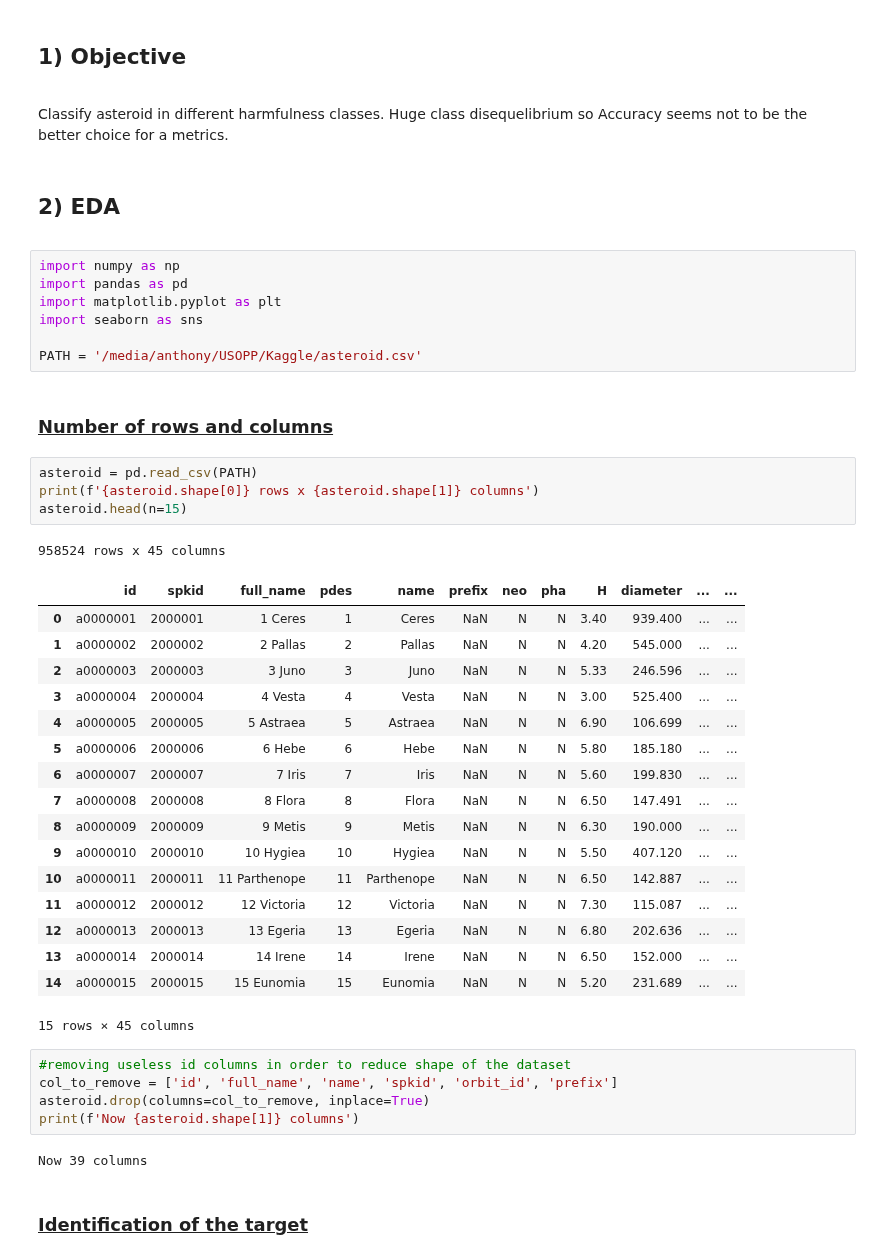
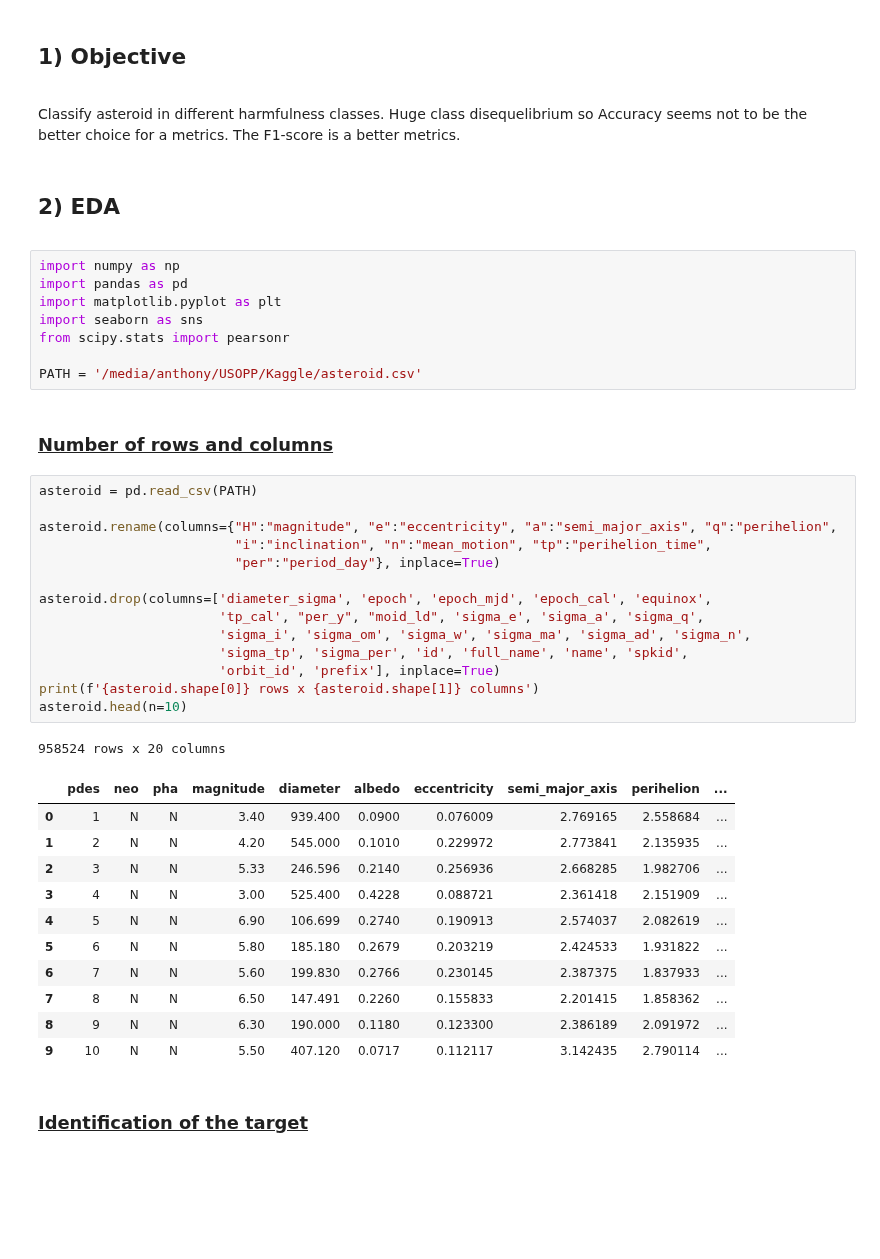
Before and after one commit to AnthonyJaquaniello/Machine_Learning, a Jupyter notebook: src/Asteroid.ipynb, the cells around one changed output. Saved outputs shown, nothing was run; the diff lists cells and outputs as text; blank space fills up the shorter version.

```diff
--- a/src/Asteroid.ipynb
+++ b/src/Asteroid.ipynb
@@ -53,7 +53,8 @@ Data can be found at <a href='https://www.kaggle.com/sakhawat18/asteroid-dataset
 # %% [markdown]
 <a id='part1'><h2>1) Objective</h2></a>
 # %% [markdown]
-Classify asteroid in different harmfulness classes. Huge class disequelibrium so Accuracy seems not to be the better choice for a metrics.
+Classify asteroid in different harmfulness classes. Huge class disequelibrium so Accuracy seems not to be the better choice for a metrics.</br>
+The F1-score is a better metrics.
 # %% [markdown]
 <a id='part2'><h2>2) EDA</h2></a>
 # %%
@@ -61,40 +62,38 @@ import numpy as np
 import pandas as pd
 import matplotlib.pyplot as plt
 import seaborn as sns
+from scipy.stats import pearsonr
 
 PATH = '/media/anthony/USOPP/Kaggle/asteroid.csv'
 # %% [markdown]
 <h3 style='text-decoration: underline;'>Number of rows and columns</h3>
 # %%
 asteroid = pd.read_csv(PATH)
+
+asteroid.rename(columns={"H":"magnitude", "e":"eccentricity", "a":"semi_major_axis", "q":"perihelion",
+                         "i":"inclination", "n":"mean_motion", "tp":"perihelion_time",
+                         "per":"period_day"}, inplace=True)
+
+asteroid.drop(columns=['diameter_sigma', 'epoch', 'epoch_mjd', 'epoch_cal', 'equinox',
+                       'tp_cal', "per_y", "moid_ld", 'sigma_e', 'sigma_a', 'sigma_q',
+                       'sigma_i', 'sigma_om', 'sigma_w', 'sigma_ma', 'sigma_ad', 'sigma_n',
+                       'sigma_tp', 'sigma_per', 'id', 'full_name', 'name', 'spkid',
+                       'orbit_id', 'prefix'], inplace=True)
 print(f'{asteroid.shape[0]} rows x {asteroid.shape[1]} columns')
-asteroid.head(n=15)
+asteroid.head(n=10)
 # %% [output]
-958524 rows x 45 columns
+958524 rows x 20 columns
-|  | id | spkid | full_name | pdes | name | prefix | neo | pha | H | diameter | ... | ... |
-| 0 | a0000001 | 2000001 | 1 Ceres | 1 | Ceres | NaN | N | N | 3.40 | 939.400 | ... | ... |
-| 1 | a0000002 | 2000002 | 2 Pallas | 2 | Pallas | NaN | N | N | 4.20 | 545.000 | ... | ... |
-| 2 | a0000003 | 2000003 | 3 Juno | 3 | Juno | NaN | N | N | 5.33 | 246.596 | ... | ... |
-| 3 | a0000004 | 2000004 | 4 Vesta | 4 | Vesta | NaN | N | N | 3.00 | 525.400 | ... | ... |
-| 4 | a0000005 | 2000005 | 5 Astraea | 5 | Astraea | NaN | N | N | 6.90 | 106.699 | ... | ... |
-| 5 | a0000006 | 2000006 | 6 Hebe | 6 | Hebe | NaN | N | N | 5.80 | 185.180 | ... | ... |
-| 6 | a0000007 | 2000007 | 7 Iris | 7 | Iris | NaN | N | N | 5.60 | 199.830 | ... | ... |
-| 7 | a0000008 | 2000008 | 8 Flora | 8 | Flora | NaN | N | N | 6.50 | 147.491 | ... | ... |
-| 8 | a0000009 | 2000009 | 9 Metis | 9 | Metis | NaN | N | N | 6.30 | 190.000 | ... | ... |
-| 9 | a0000010 | 2000010 | 10 Hygiea | 10 | Hygiea | NaN | N | N | 5.50 | 407.120 | ... | ... |
-| 10 | a0000011 | 2000011 | 11 Parthenope | 11 | Parthenope | NaN | N | N | 6.50 | 142.887 | ... | ... |
-| 11 | a0000012 | 2000012 | 12 Victoria | 12 | Victoria | NaN | N | N | 7.30 | 115.087 | ... | ... |
-| 12 | a0000013 | 2000013 | 13 Egeria | 13 | Egeria | NaN | N | N | 6.80 | 202.636 | ... | ... |
-| 13 | a0000014 | 2000014 | 14 Irene | 14 | Irene | NaN | N | N | 6.50 | 152.000 | ... | ... |
-| 14 | a0000015 | 2000015 | 15 Eunomia | 15 | Eunomia | NaN | N | N | 5.20 | 231.689 | ... | ... |
+|  | pdes | neo | pha | magnitude | diameter | albedo | eccentricity | semi_major_axis | perihelion | ... |
+| 0 | 1 | N | N | 3.40 | 939.400 | 0.0900 | 0.076009 | 2.769165 | 2.558684 | ... |
+| 1 | 2 | N | N | 4.20 | 545.000 | 0.1010 | 0.229972 | 2.773841 | 2.135935 | ... |
+| 2 | 3 | N | N | 5.33 | 246.596 | 0.2140 | 0.256936 | 2.668285 | 1.982706 | ... |
+| 3 | 4 | N | N | 3.00 | 525.400 | 0.4228 | 0.088721 | 2.361418 | 2.151909 | ... |
+| 4 | 5 | N | N | 6.90 | 106.699 | 0.2740 | 0.190913 | 2.574037 | 2.082619 | ... |
+| 5 | 6 | N | N | 5.80 | 185.180 | 0.2679 | 0.203219 | 2.424533 | 1.931822 | ... |
+| 6 | 7 | N | N | 5.60 | 199.830 | 0.2766 | 0.230145 | 2.387375 | 1.837933 | ... |
+| 7 | 8 | N | N | 6.50 | 147.491 | 0.2260 | 0.155833 | 2.201415 | 1.858362 | ... |
+| 8 | 9 | N | N | 6.30 | 190.000 | 0.1180 | 0.123300 | 2.386189 | 2.091972 | ... |
+| 9 | 10 | N | N | 5.50 | 407.120 | 0.0717 | 0.112117 | 3.142435 | 2.790114 | ... |
-15 rows × 45 columns
-# %%
-#removing useless id columns in order to reduce shape of the dataset
-col_to_remove = ['id', 'full_name', 'name', 'spkid', 'orbit_id', 'prefix']
-asteroid.drop(columns=col_to_remove, inplace=True)
-print(f'Now {asteroid.shape[1]} columns')
-# %% [output]
-Now 39 columns
 # %% [markdown]
 <h3 style='text-decoration: underline;'>Identification of the target</h3>
 # %% [markdown]
```
Also changed, not shown: parts of 19 cells of this notebook.
